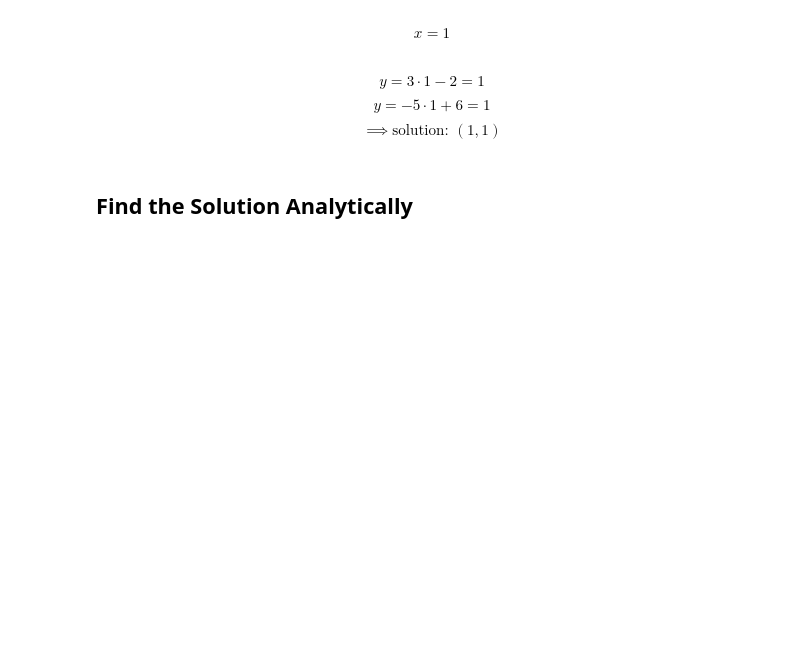
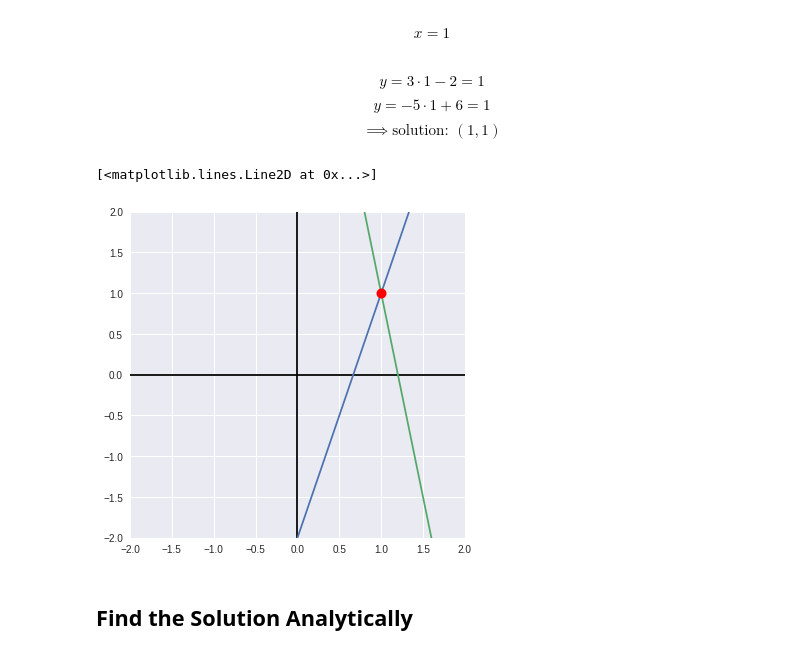
Before and after one commit to Proletariat99/intro-to-linear-algebra, a Jupyter notebook: Introduction to Linear Algebra.ipynb, the cells around one changed output. Cells and saved outputs as stored; diff of their text form; code cells hidden in the pictures; blank space fills up the shorter version.

```diff
--- a/Introduction to Linear Algebra.ipynb
+++ b/Introduction to Linear Algebra.ipynb
@@ -129,8 +139,11 @@ $$\implies\text{solution: } (1,1)$$
 # %%
 fig = initialize_2d_plot(-2,2,-2,2)
 plt.plot(xs, y1s)
 plt.plot(xs, y2s)
-plt.plot(1,1,'o',c='red', markersize=15)
+plt.plot(1,1,'o',c='red', markersize=10)
+# %% [output]
+[<matplotlib.lines.Line2D at 0x...>]
+[figure, added]
 # %% [markdown]
 ## Find the Solution Analytically
 # %% [markdown]
```
Also changed, not shown: parts of 22 cells of this notebook.
